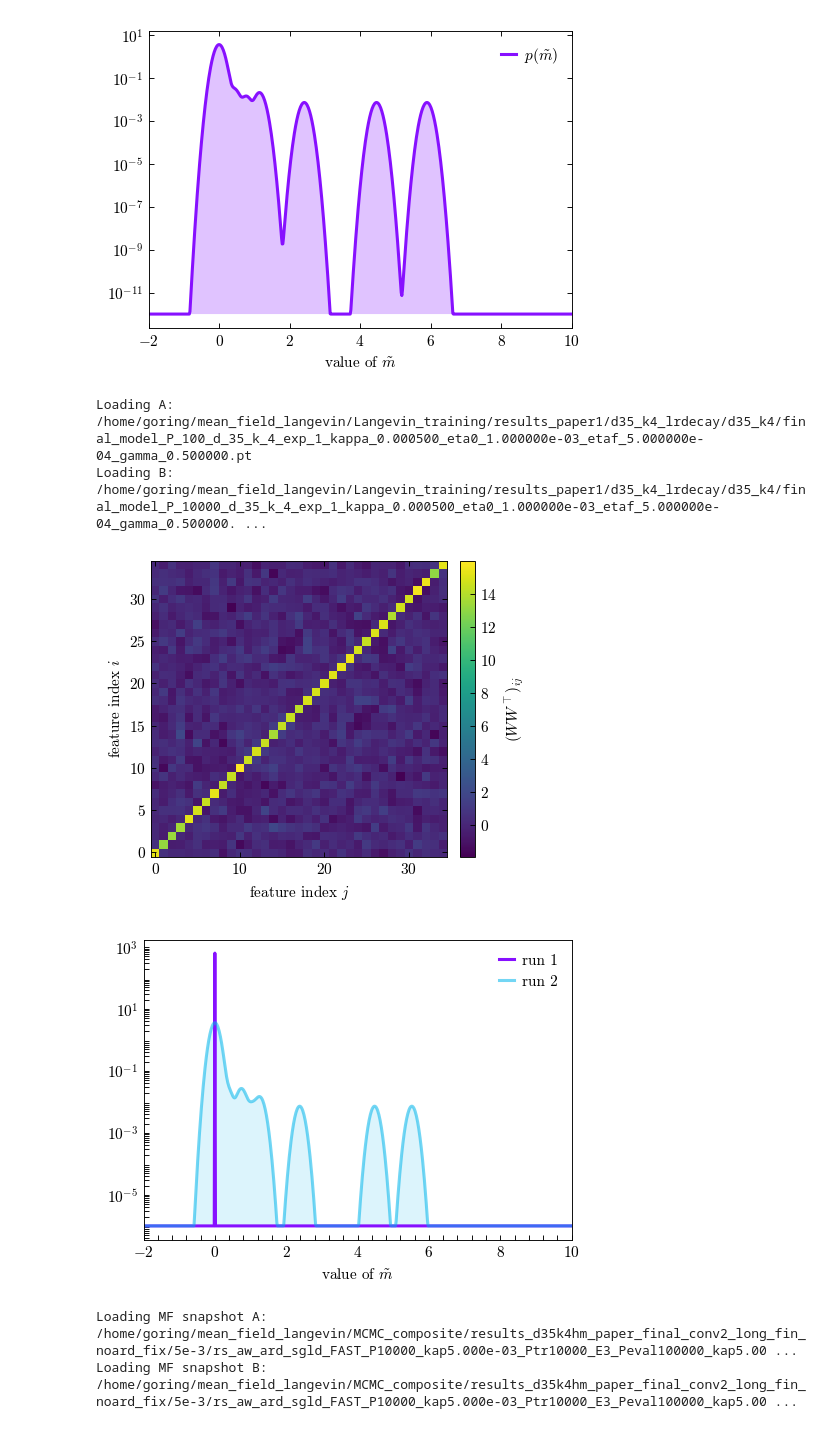
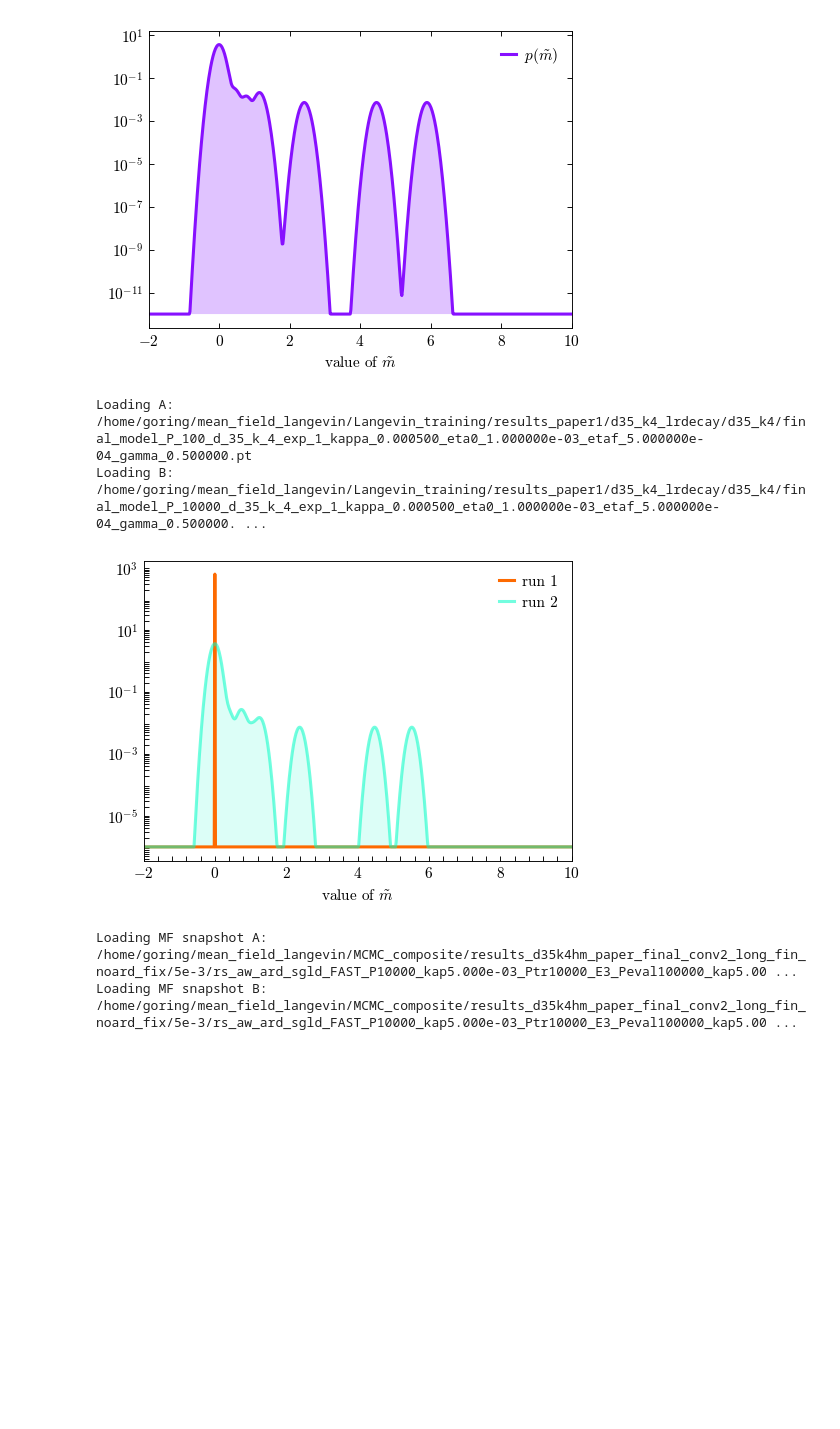
Before and after one commit to NiclasGoering/mean_field_langevin, a Jupyter notebook: Langevin_training/histogram/histo_plot.ipynb, the cells around one changed output. Saved outputs shown, nothing was run; the diff lists cells and outputs as text; code cells hidden in the pictures; blank space fills up the shorter version.

```diff
--- a/Langevin_training/histogram/histo_plot.ipynb
+++ b/Langevin_training/histogram/histo_plot.ipynb
@@ -5468,37 +5468,36 @@ def plot_mtilde_distribution_two_models(
 MODEL_A = "/home/goring/mean_field_langevin/Langevin_training/results_paper1/d35_k4_lrdecay/d35_k4/final_model_P_100_d_35_k_4_exp_1_kappa_0.000500_eta0_1.000000e-03_etaf_5.000000e-04_gamma_0.500000.pt"
 MODEL_B = "/home/goring/mean_field_langevin/Langevin_training/results_paper1/d35_k4_lrdecay/d35_k4/final_model_P_10000_d_35_k_4_exp_1_kappa_0.000500_eta0_1.000000e-03_etaf_5.000000e-04_gamma_0.500000.pt"
 
 print("Loading A:", MODEL_A)
 WA, aA = load_WA_from_state_dict(MODEL_A)
 print("Loading B:", MODEL_B)
 WB, aB = load_WA_from_state_dict(MODEL_B)
 
 # optional: heatmap for one model
 
 JS_A = estimate_JS_for_all_neurons(WA, S=(0,1,2,3), num_samples=500_000, batch_size=100_000,
                                    device="cuda" if torch.cuda.is_available() else "cpu", seed=123)
 JS_B = estimate_JS_for_all_neurons(WB, S=(0,1,2,3), num_samples=200_000, batch_size=100_000,
                                    device="cuda" if torch.cuda.is_available() else "cpu", seed=124)
 _ = plot_mtilde_distribution_two_models(
     aA, JS_A, aB, JS_B,
     grid_points=1801,
     weight_range=(-15.5, 15.5),   # or None
-    color_hex1="#8710FF",         # purple for run 1
-    color_hex2="#01B5EB",         # blue for run 2
+    color_hex1="#FD6A01",         # purple for run 1
+    color_hex2="#01FDC5",         # blue for run 2
     alpha1=1.0, alpha2=0.55,
     linewidth=2.0,
     fill_alpha_scale=0.25,
     density_floor=1e-6,
     label1="run 1", label2="run 2",
     width=4.6, aspect=1.35,
     x_range=(-2, 10),             # or None
     y_range=None
 )
 # %% [output]
 Loading A: /home/goring/mean_field_langevin/Langevin_training/results_paper1/d35_k4_lrdecay/d35_k4/final_model_P_100_d_35_k_4_exp_1_kappa_0.000500_eta0_1.000000e-03_etaf_5.000000e-04_gamma_0.500000.pt
 Loading B: /home/goring/mean_field_langevin/Langevin_training/results_paper1/d35_k4_lrdecay/d35_k4/final_model_P_10000_d_35_k_4_exp_1_kappa_0.000500_eta0_1.000000e-03_etaf_5.000000e-04_gamma_0.500000. ...
-[figure, old version]
+[figure, new version]
-[figure, removed]
 # %%
 # %% [output]
 Loading MF snapshot A: /home/goring/mean_field_langevin/MCMC_composite/results_d35k4hm_paper_final_conv2_long_fin_noard_fix/5e-3/rs_aw_ard_sgld_FAST_P10000_kap5.000e-03_Ptr10000_E3_Peval100000_kap5.00 ...
```
Also changed, not shown: parts of 1 cell of this notebook, 38 other files.
